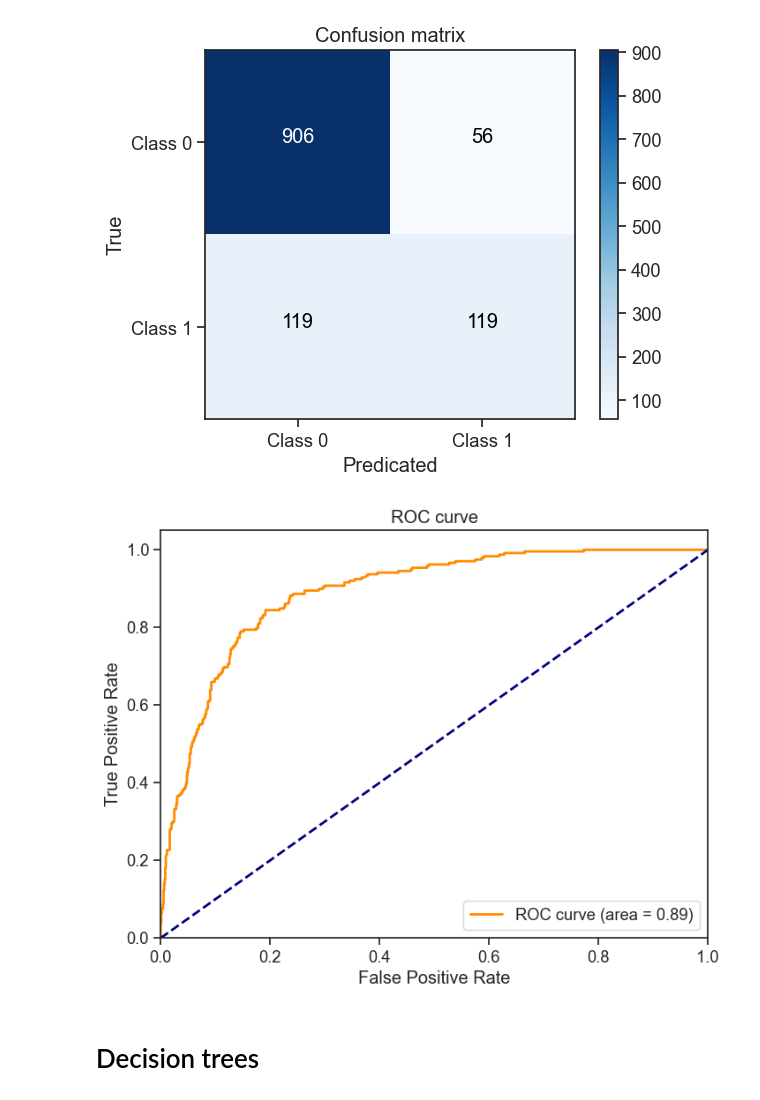
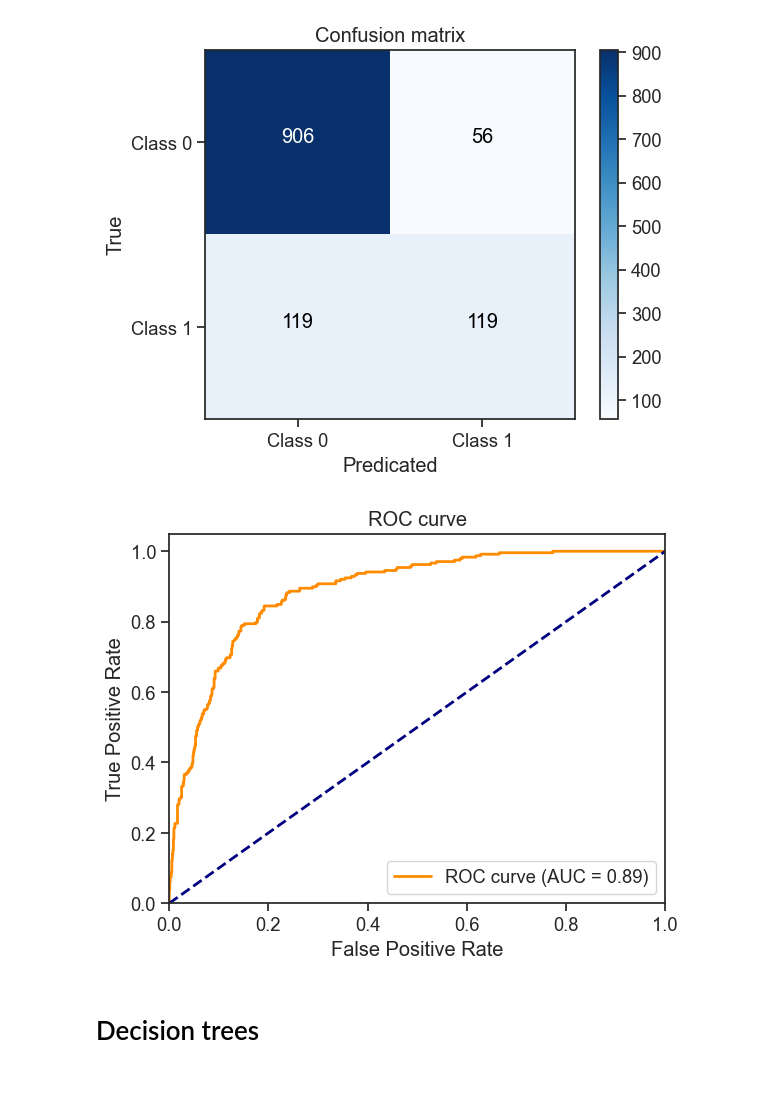
Before and after one commit to Bartoszcz28/Gym_Subscription, a Jupyter notebook: GymSubscription.ipynb, the cells around one changed output. Cells and saved outputs as stored; diff of their text form; code cells hidden in the pictures.

```diff
--- a/GymSubscription.ipynb
+++ b/GymSubscription.ipynb
@@ -846,27 +851,10 @@ Accuracy: 85.42%
 matric_cf(y_test, y_pred_xgb)
 # %% [output]
 [figure]
-# %%
-# Calculate the probability scores for the positive class (class 1)
-y_prob = model.predict(dtest, output_margin=True)
-y_prob = 1.0 / (1.0 + np.exp(-y_prob))  # Apply sigmoid function to convert to probability
-
-# Compute ROC curve and ROC area for each class
-fpr, tpr, _ = roc_curve(y_test, y_prob[:, 1])
-roc_auc = auc(fpr, tpr)
-
-plt.figure(figsize=(8, 6))
-plt.plot(fpr, tpr, color='darkorange', lw=2, label='ROC curve (area = %0.2f)' % roc_auc)
-plt.plot([0, 1], [0, 1], color='navy', lw=2, linestyle='--')
-plt.xlim([0.0, 1.0])
-plt.ylim([0.0, 1.05])
-plt.xlabel('False Positive Rate')
-plt.ylabel('True Positive Rate')
-plt.title('ROC curve')
-plt.legend(loc="lower right")
-plt.show()
-# %% [output]
-[figure, removed]
+# %%
+roc_dg(model, X_test_one, y_test)
+# %% [output]
+[figure, added]
 # %% [markdown]
 # Decision trees
 # %%
```
Also changed, not shown: parts of 5 cells of this notebook.
